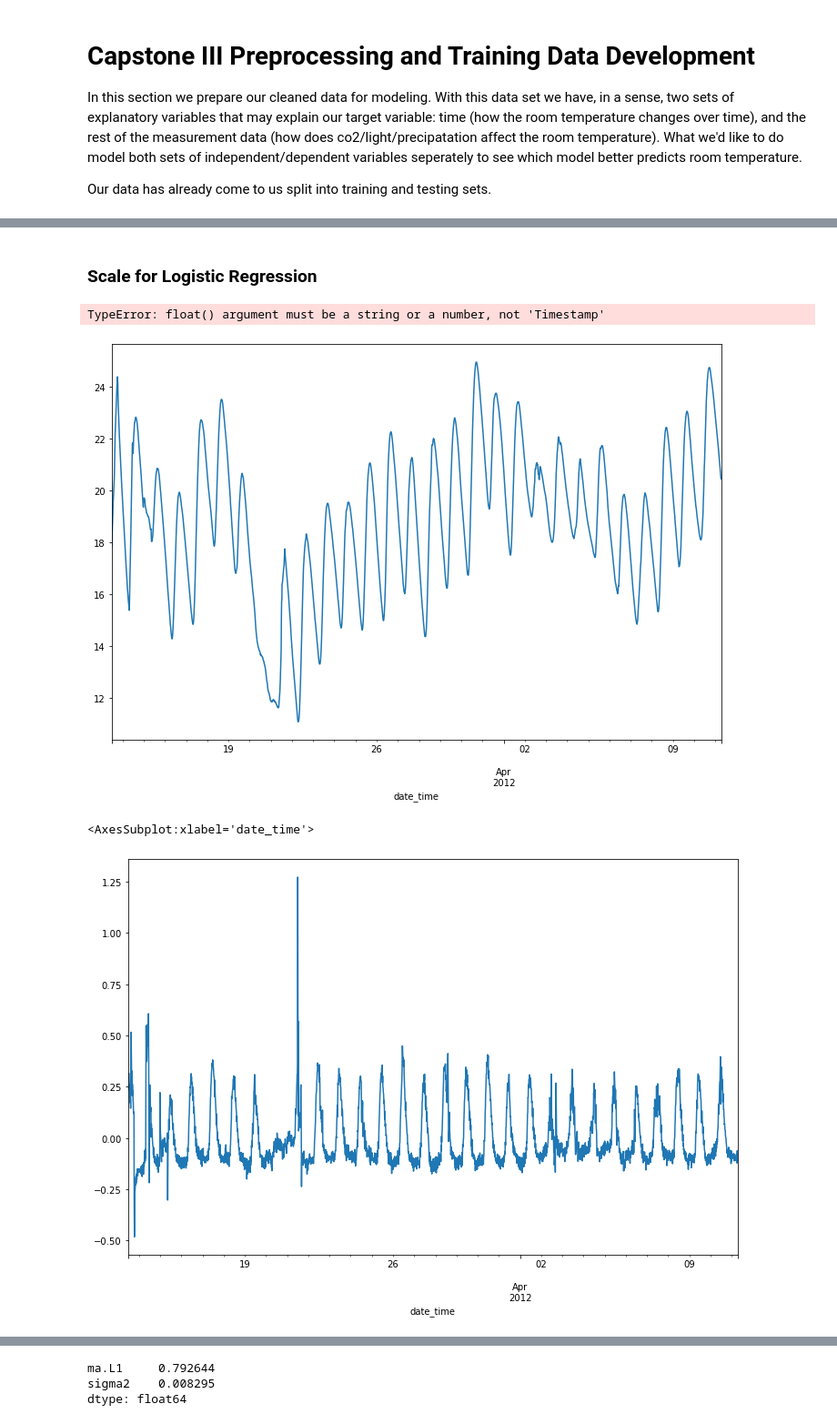
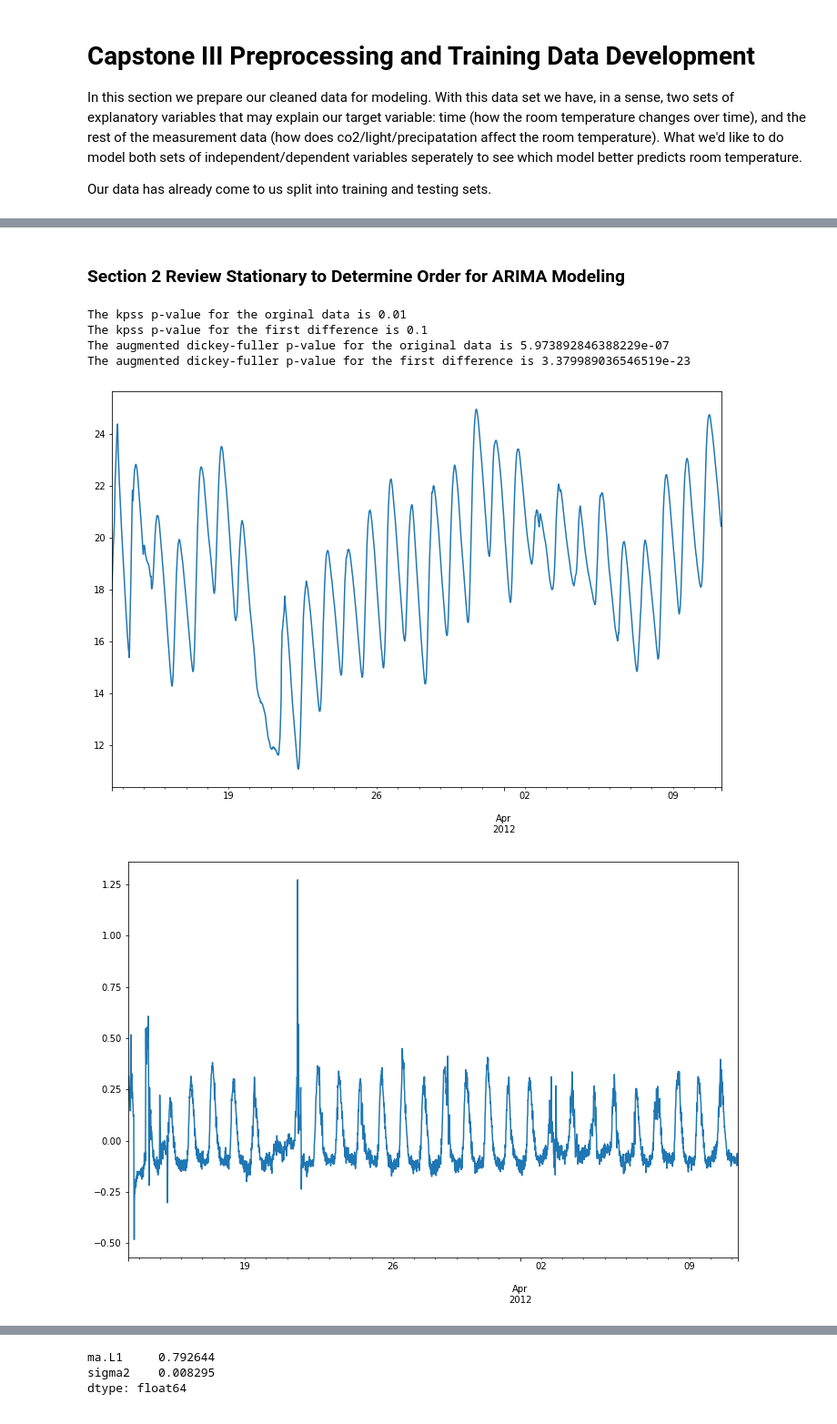
Before and after one commit to Caveexplorer/Home-Temperature-Time-Series-Forecasting, a Jupyter notebook: Notebooks/Pre-processing and Training Data Development.ipynb, the cells around one changed output, grey strips where cells are left out. Shown at 91% size. Cells and saved outputs as stored; diff of their text form; code cells hidden in the pictures.

Commit message:
Deleted test.csv as it is no longer needed. Modified notebooks and README to reflect changes. Began modeling work.

```diff
--- a/Notebooks/Pre-processing and Training Data Development.ipynb
+++ b/Notebooks/Pre-processing and Training Data Development.ipynb
@@ -24,2 +23,2 @@ train.head()
 # %%
-test.head()
+train.index = pd.date_range(start=train.index[0], end=train.index[-1], freq='15min')
@@ -43,22 +37,34 @@ X_train, y_train, X_test, y_test = train_test_split(X, y, test_size=0.33, random
-# %% [markdown]
-### Scale for Logistic Regression
-# %%
-from sklearn.preprocessing import StandardScaler
-
-scaler = StandardScaler()
-scaler.fit_transform(X_train.to_numpy())
-# %% [output]
-TypeError: float() argument must be a string or a number, not 'Timestamp'
+# %% [markdown]
+### Section 2 Review Stationary to Determine Order for ARIMA Modeling
+# %%
+stationarity = kpss(y, regression = 'c')
+print('The kpss p-value for the orginal data is', stationarity[1])
+stationarity = kpss(y.diff().dropna(), regression = 'c')
+print('The kpss p-value for the first difference is', stationarity[1])
+adful = adfuller(y)
+print('The augmented dickey-fuller p-value for the original data is', adful[1])
+adf = adfuller(y.diff().dropna())
+print('The augmented dickey-fuller p-value for the first difference is', adf[1])
+# %% [output]
+The kpss p-value for the orginal data is 0.01
+The kpss p-value for the first difference is 0.1
+The augmented dickey-fuller p-value for the original data is 5.973892846388229e-07
+The augmented dickey-fuller p-value for the first difference is 3.379989036546519e-23
 # %%
-# Remind ourselves of the shape of the dependent variable over time. If there's seasonality or trend
+# Remind ourselves of the shape of the dependent variable over time
+# By the KPSS test above, this not a stationary series
+# By the augmented dickey-fuller test above, this series is a random walk
 fig = plt.figure(figsize=(12, 8))
-train['indoor_temperature_room'].plot()
+y.plot()
 plt.show()
 # %% [output]
-[figure, old version]
+[figure, new version]
 # %%
+# And the graph of the first difference
+# By the KPSS test above this differenced series is stationary
+# By the augmented dickey-fuller test above, this series is a random walk
 fig = plt.figure(figsize=(12, 8))
-train['indoor_temperature_room'].diff().plot()
+y.diff().dropna().plot()
+plt.show()
 # %% [output]
-<AxesSubplot:xlabel='date_time'>
-[figure, old version]
+[figure, new version]
```
Also changed, not shown: parts of 32 cells of this notebook, 6 other files.
